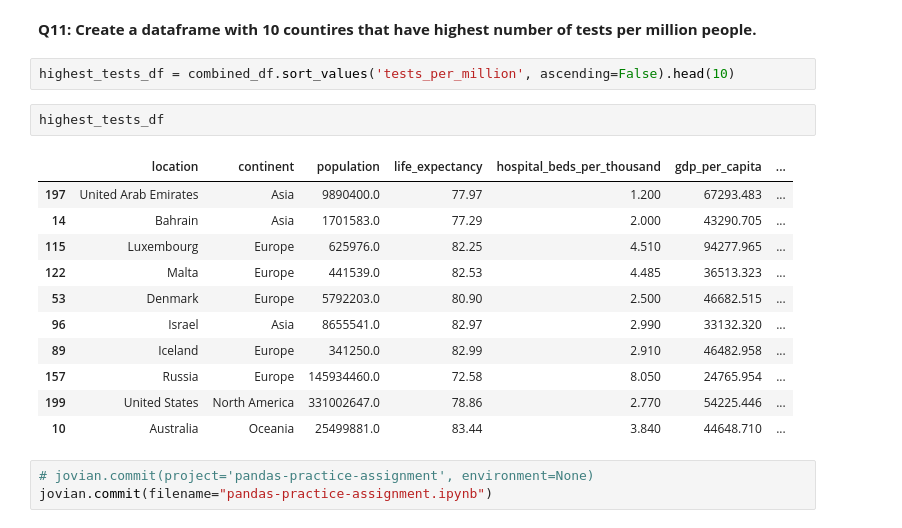
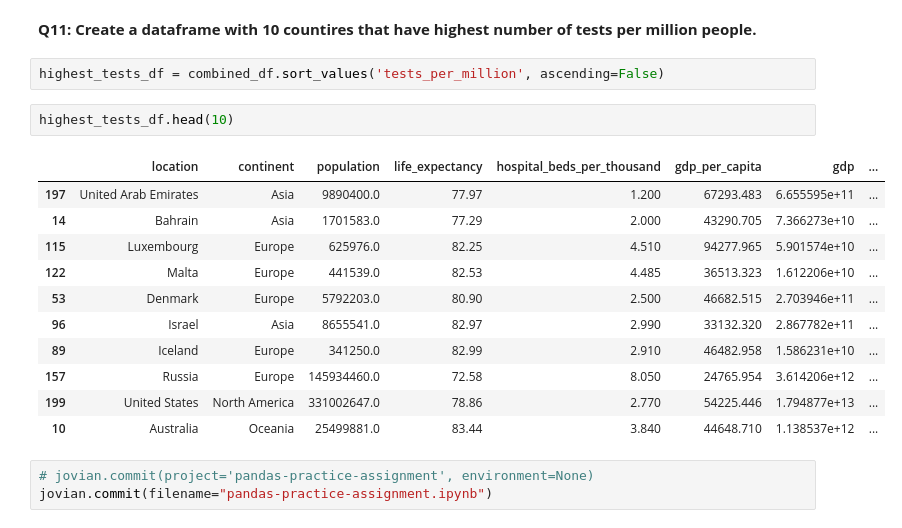
Before and after one commit to UzairHussain193/75-Days-Data-Science-Challenge, a Jupyter notebook: Day 21-22 - DA Pandas Assignment/pandas-practice-assignment.ipynb, the cells around one changed output. Cells and saved outputs as stored; diff of their text form.

```diff
--- a/Day 21-22 - DA Pandas Assignment/pandas-practice-assignment.ipynb
+++ b/Day 21-22 - DA Pandas Assignment/pandas-practice-assignment.ipynb
@@ -404,21 +424,21 @@ jovian.commit(filename="pandas-practice-assignment.ipynb")
 # %% [markdown]
 **Q11: Create a dataframe with 10 countires that have highest number of tests per million people.**
 # %%
-highest_tests_df = combined_df.sort_values('tests_per_million', ascending=False).head(10)
+highest_tests_df = combined_df.sort_values('tests_per_million', ascending=False)
 # %%
-highest_tests_df
+highest_tests_df.head(10)
 # %% [output]
-|  | location | continent | population | life_expectancy | hospital_beds_per_thousand | gdp_per_capita | ... |
-| 197 | United Arab Emirates | Asia | 9890400.0 | 77.97 | 1.200 | 67293.483 | ... |
-| 14 | Bahrain | Asia | 1701583.0 | 77.29 | 2.000 | 43290.705 | ... |
-| 115 | Luxembourg | Europe | 625976.0 | 82.25 | 4.510 | 94277.965 | ... |
-| 122 | Malta | Europe | 441539.0 | 82.53 | 4.485 | 36513.323 | ... |
-| 53 | Denmark | Europe | 5792203.0 | 80.90 | 2.500 | 46682.515 | ... |
-| 96 | Israel | Asia | 8655541.0 | 82.97 | 2.990 | 33132.320 | ... |
-| 89 | Iceland | Europe | 341250.0 | 82.99 | 2.910 | 46482.958 | ... |
-| 157 | Russia | Europe | 145934460.0 | 72.58 | 8.050 | 24765.954 | ... |
-| 199 | United States | North America | 331002647.0 | 78.86 | 2.770 | 54225.446 | ... |
-| 10 | Australia | Oceania | 25499881.0 | 83.44 | 3.840 | 44648.710 | ... |
+|  | location | continent | population | life_expectancy | hospital_beds_per_thousand | gdp_per_capita | gdp | ... |
+| 197 | United Arab Emirates | Asia | 9890400.0 | 77.97 | 1.200 | 67293.483 | 6.655595e+11 | ... |
+| 14 | Bahrain | Asia | 1701583.0 | 77.29 | 2.000 | 43290.705 | 7.366273e+10 | ... |
+| 115 | Luxembourg | Europe | 625976.0 | 82.25 | 4.510 | 94277.965 | 5.901574e+10 | ... |
+| 122 | Malta | Europe | 441539.0 | 82.53 | 4.485 | 36513.323 | 1.612206e+10 | ... |
+| 53 | Denmark | Europe | 5792203.0 | 80.90 | 2.500 | 46682.515 | 2.703946e+11 | ... |
+| 96 | Israel | Asia | 8655541.0 | 82.97 | 2.990 | 33132.320 | 2.867782e+11 | ... |
+| 89 | Iceland | Europe | 341250.0 | 82.99 | 2.910 | 46482.958 | 1.586231e+10 | ... |
+| 157 | Russia | Europe | 145934460.0 | 72.58 | 8.050 | 24765.954 | 3.614206e+12 | ... |
+| 199 | United States | North America | 331002647.0 | 78.86 | 2.770 | 54225.446 | 1.794877e+13 | ... |
+| 10 | Australia | Oceania | 25499881.0 | 83.44 | 3.840 | 44648.710 | 1.138537e+12 | ... |
 # %%
 # jovian.commit(project='pandas-practice-assignment', environment=None)
 jovian.commit(filename="pandas-practice-assignment.ipynb")
```
Also changed, not shown: parts of 21 cells of this notebook.
